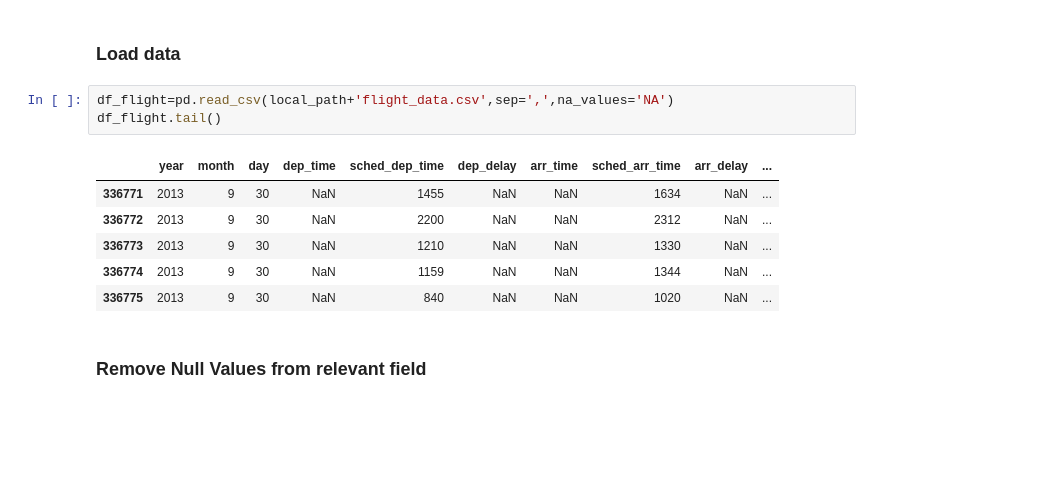
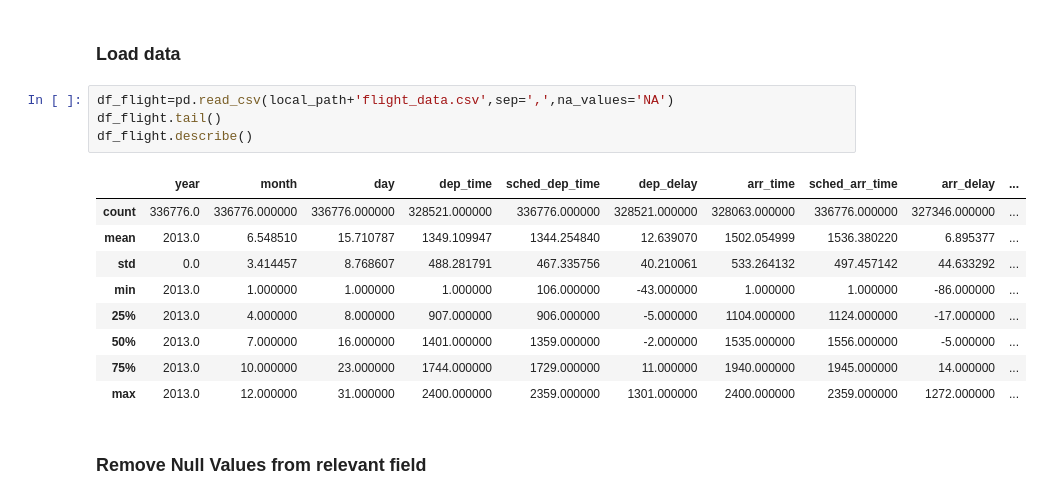
Before and after one commit to sayakgis/NYC_Flight_Analytics, a Jupyter notebook: Project_Analyse_NYC_flightdata.ipynb, the cells around one changed output. Saved outputs shown, nothing was run; the diff lists cells and outputs as text; blank space fills up the shorter version.

```diff
--- a/Project_Analyse_NYC_flightdata.ipynb
+++ b/Project_Analyse_NYC_flightdata.ipynb
@@ -15,13 +20,17 @@ import seaborn as sns
 # %%
 df_flight=pd.read_csv(local_path+'flight_data.csv',sep=',',na_values='NA')
 df_flight.tail()
+df_flight.describe()
 # %% [output]
 |  | year | month | day | dep_time | sched_dep_time | dep_delay | arr_time | sched_arr_time | arr_delay | ... |
-| 336771 | 2013 | 9 | 30 | NaN | 1455 | NaN | NaN | 1634 | NaN | ... |
-| 336772 | 2013 | 9 | 30 | NaN | 2200 | NaN | NaN | 2312 | NaN | ... |
-| 336773 | 2013 | 9 | 30 | NaN | 1210 | NaN | NaN | 1330 | NaN | ... |
-| 336774 | 2013 | 9 | 30 | NaN | 1159 | NaN | NaN | 1344 | NaN | ... |
-| 336775 | 2013 | 9 | 30 | NaN | 840 | NaN | NaN | 1020 | NaN | ... |
+| count | 336776.0 | 336776.000000 | 336776.000000 | 328521.000000 | 336776.000000 | 328521.000000 | 328063.000000 | 336776.000000 | 327346.000000 | ... |
+| mean | 2013.0 | 6.548510 | 15.710787 | 1349.109947 | 1344.254840 | 12.639070 | 1502.054999 | 1536.380220 | 6.895377 | ... |
+| std | 0.0 | 3.414457 | 8.768607 | 488.281791 | 467.335756 | 40.210061 | 533.264132 | 497.457142 | 44.633292 | ... |
+| min | 2013.0 | 1.000000 | 1.000000 | 1.000000 | 106.000000 | -43.000000 | 1.000000 | 1.000000 | -86.000000 | ... |
+| 25% | 2013.0 | 4.000000 | 8.000000 | 907.000000 | 906.000000 | -5.000000 | 1104.000000 | 1124.000000 | -17.000000 | ... |
+| 50% | 2013.0 | 7.000000 | 16.000000 | 1401.000000 | 1359.000000 | -2.000000 | 1535.000000 | 1556.000000 | -5.000000 | ... |
+| 75% | 2013.0 | 10.000000 | 23.000000 | 1744.000000 | 1729.000000 | 11.000000 | 1940.000000 | 1945.000000 | 14.000000 | ... |
+| max | 2013.0 | 12.000000 | 31.000000 | 2400.000000 | 2359.000000 | 1301.000000 | 2400.000000 | 2359.000000 | 1272.000000 | ... |
 # %% [markdown]
 ### Remove Null Values from relevant field
 # %%
```
Also changed, not shown: parts of 7 cells of this notebook.
